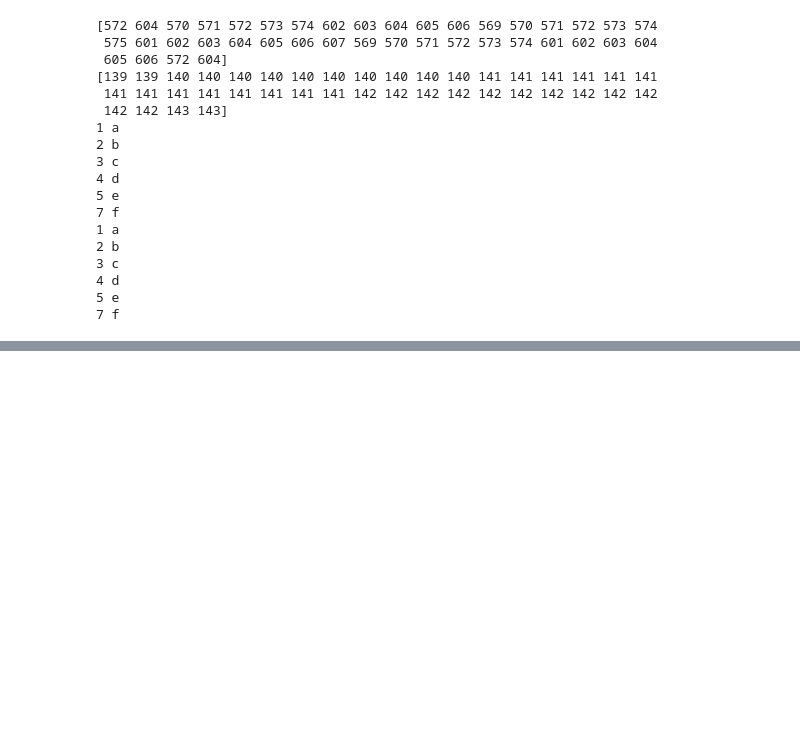
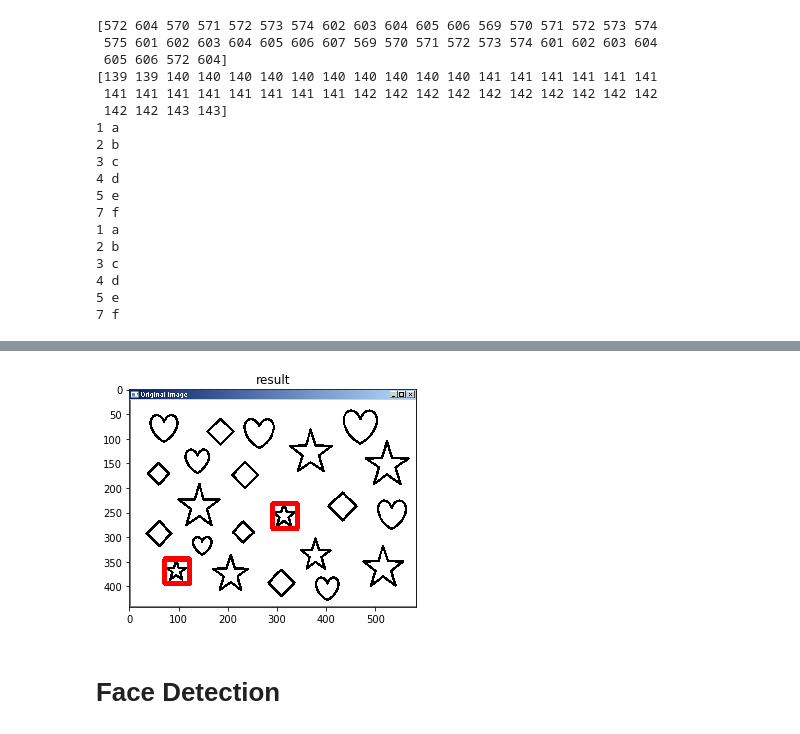
Before and after one commit to loftmain/opencv_project, a Jupyter notebook: visiday4.ipynb, the cells around one changed output, grey strips where cells are left out. Saved outputs shown, nothing was run; the diff lists cells and outputs as text; code cells hidden in the pictures; blank space fills up the shorter version.

```diff
--- a/visiday4.ipynb
+++ b/visiday4.ipynb
@@ -231,0 +315,19 @@ for v in zip(a,b)   :
+# %%
+img_rgb = cv2.imread('input3.png')
+img_gray = cv2.cvtColor(img_rgb, cv2.COLOR_BGR2GRAY)
+template = cv2.imread('template_s.png', 0)
+w, h = template.shape[::-1]
+
+res = cv2.matchTemplate(img_gray, template, cv2.TM_CCOEFF_NORMED)
+
+threshold = 0.4
+loc = np.where(res >= threshold)
+
+for pt in zip(*loc[::-1]):
+    cv2.rectangle(img_rgb, pt, (pt[0] + w, pt[1] + h), (0, 0, 255), 2)
+
+imshow('result', img_rgb)
+# %% [output]
+[figure, added]
+# %% [markdown]
+# Face Detection
```
Also changed, not shown: parts of 21 cells of this notebook, 5 other files.
